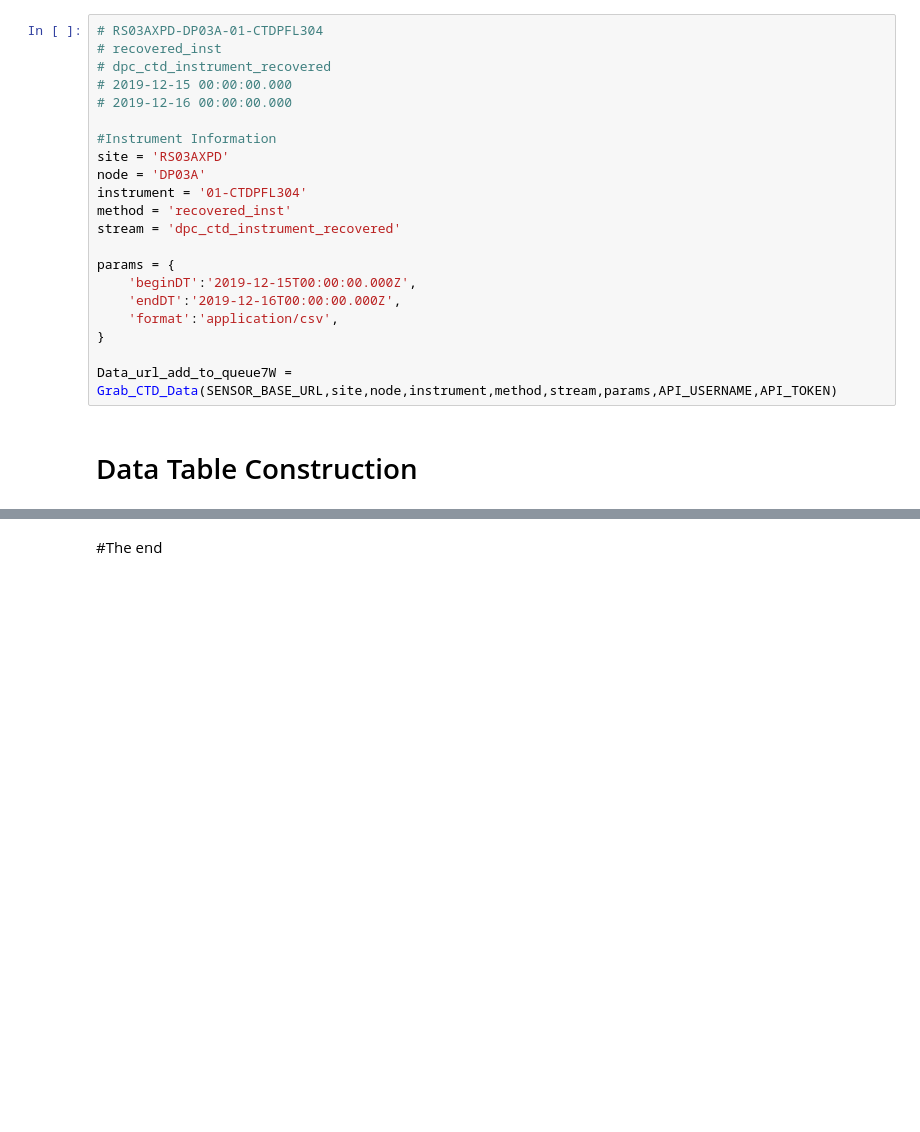
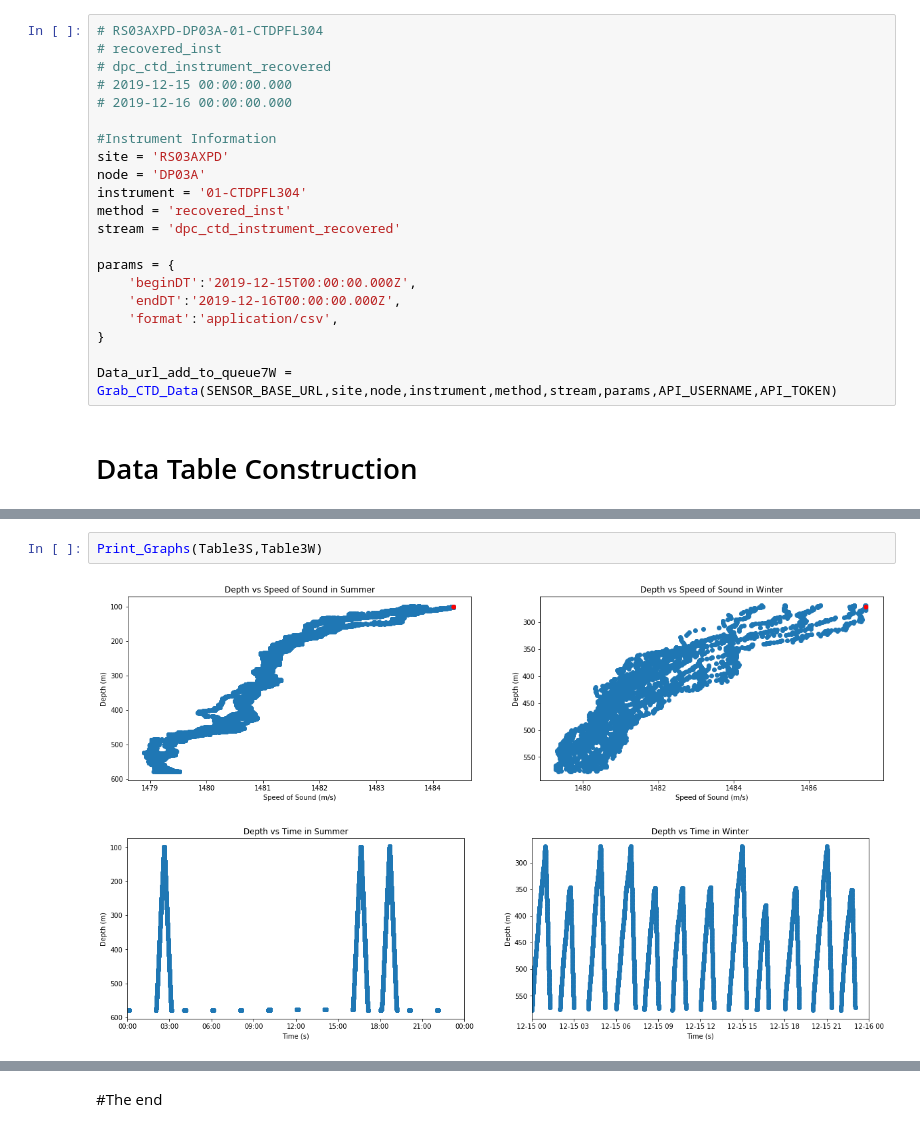
Before and after one commit to carpetmat/Class-Activity_Project-1, a Jupyter notebook: Project1.ipynb, the cells around one changed output, grey strips where cells are left out. Drawn from its saved outputs; the diff is of its cells as text; blank space fills up the shorter version.

```diff
--- a/Project1.ipynb
+++ b/Project1.ipynb
@@ -945,0 +815,5 @@ Text(0.5, 1.0, 'Depth vs Time')
+# %%
+Print_Graphs(Table3S,Table3W)
+# %% [output]
+[figure, added]
+[figure, added]
```
Also changed, not shown: parts of 36 cells of this notebook.
